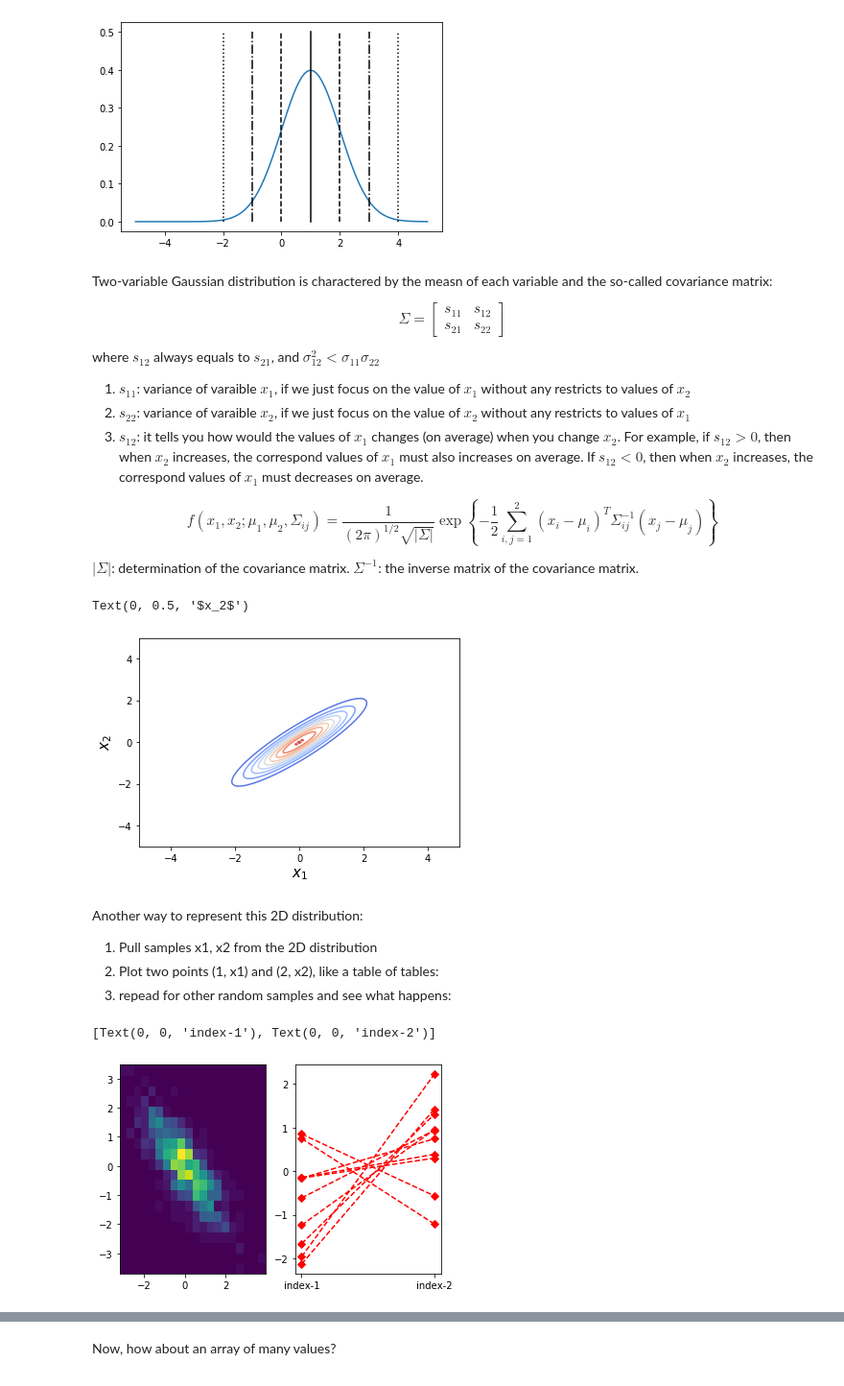
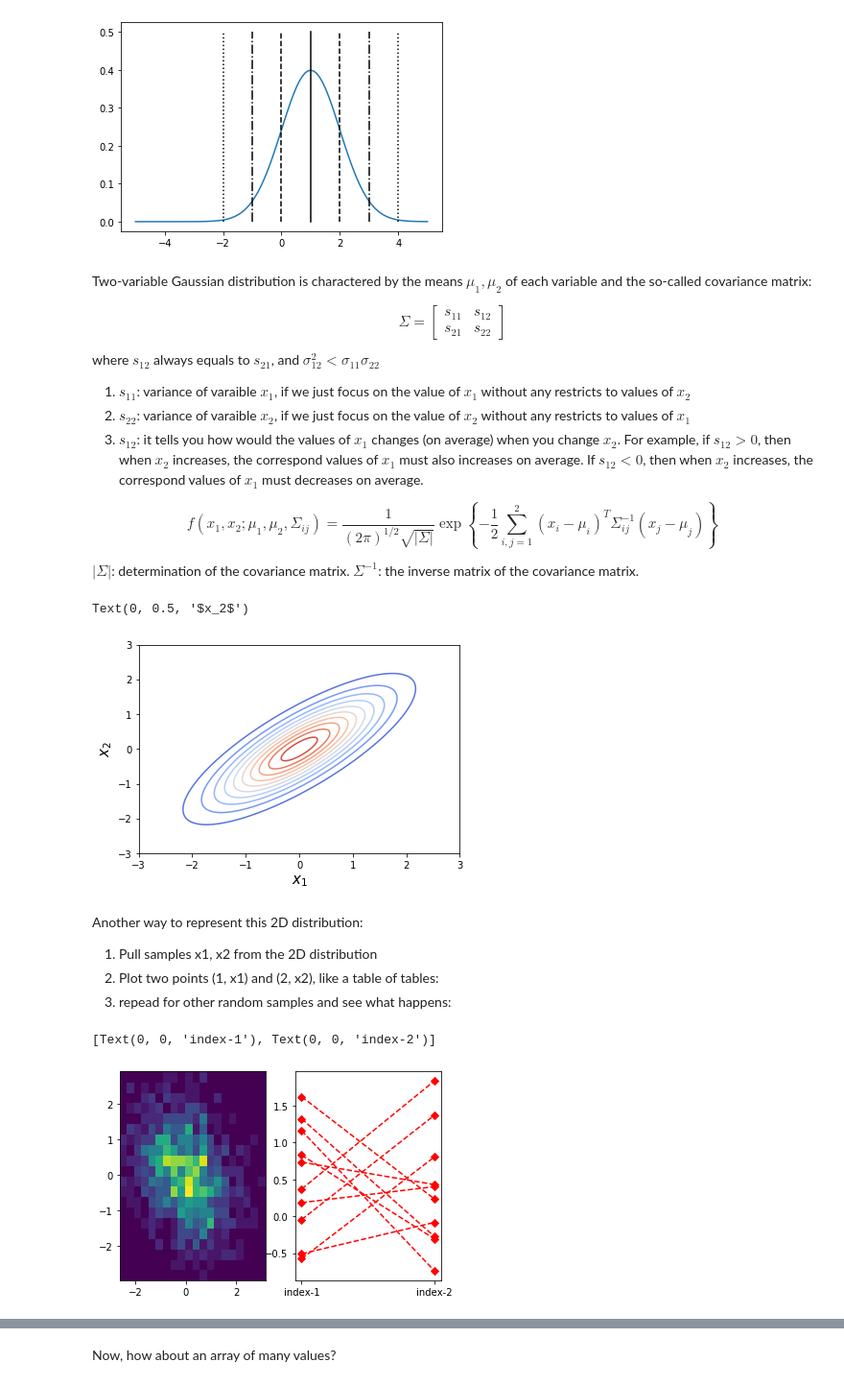
Before and after one commit to keweiyao/BayesExample, a Jupyter notebook: example.ipynb, the cells around one changed output, grey strips where cells are left out. Shown at 96% size. Cells and saved outputs as stored; diff of their text form; code cells hidden in the pictures.

```diff
--- a/example.ipynb
+++ b/example.ipynb
@@ -499,7 +496,7 @@ for i,line in zip([1,2,3], ['--','-.',':']):
 # %% [output]
 [figure]
 # %% [markdown]
-Two-variable Gaussian distribution is charactered by the measn of each variable and the so-called covariance matrix:
+Two-variable Gaussian distribution is charactered by the means $\mu_1, \mu_2$ of each variable and the so-called covariance matrix:
 
 $$ \Sigma = \begin{bmatrix} s_{11} & s_{12}\\
 s_{21} & s_{22}\end{bmatrix}
@@ -518,12 +515,12 @@ def f(x1,x2,mu1,mu2,SigmaInverse, DetSigma):
     X = np.array([x1-mu1,x2-mu2])
     return np.exp(-0.5*np.dot(np.dot(X,SigmaInverse),X)) / np.sqrt((2*np.pi)**2 * DetSigma)
 Sigma = np.array([
-[1, .9],
-[.9, 1]
+[1, 0.8],
+[0.8, 1]
 ])
 SigmaInverse = np.linalg.inv(Sigma)
 DetSigma = np.linalg.det(Sigma)
-x = np.linspace(-5,5,101)
+x = np.linspace(-3,3,101)
 y = x
 z = np.zeros([101,101])
 for i in range(101):
@@ -534,7 +531,7 @@ plt.xlabel("$x_1$", fontsize=15)
 plt.ylabel("$x_2$", fontsize=15)
 # %% [output]
 Text(0, 0.5, '$x_2$')
-[figure, old version]
+[figure, new version]
 # %% [markdown]
 Another way to represent this 2D distribution:
  1. Pull samples x1, x2 from the 2D distribution
@@ -543,23 +540,23 @@ Another way to represent this 2D distribution:
 # %%
 # we will use the built-in multi-variate normal sampler of numpy for this example
 mean = [0,0]
 cov = np.array([
-[1, -.8],
-[-.8, 1]
+[1, -.3],
+[-0.3, 1]
 ])
 X = np.random.multivariate_normal(mean, cov, 1000)
 x1, x2 = X.T
 fig, axes = plt.subplots(1,2)
 _ = axes[0].hist2d(x1, x2, bins=20)
 
 for row in X[:10]:
     ix1, ix2 = row
     axes[1].plot([1,2],[ix1,ix2],'rD--')
 axes[1].set_xticks([1,2])
 axes[1].set_xticklabels(["index-1", "index-2"])
 # %% [output]
 [Text(0, 0, 'index-1'), Text(0, 0, 'index-2')]
-[figure, old version]
+[figure, new version]
 # %%
 # How about three values?
 mean = [0,0,0]
```
Also changed, not shown: parts of 28 cells of this notebook.
